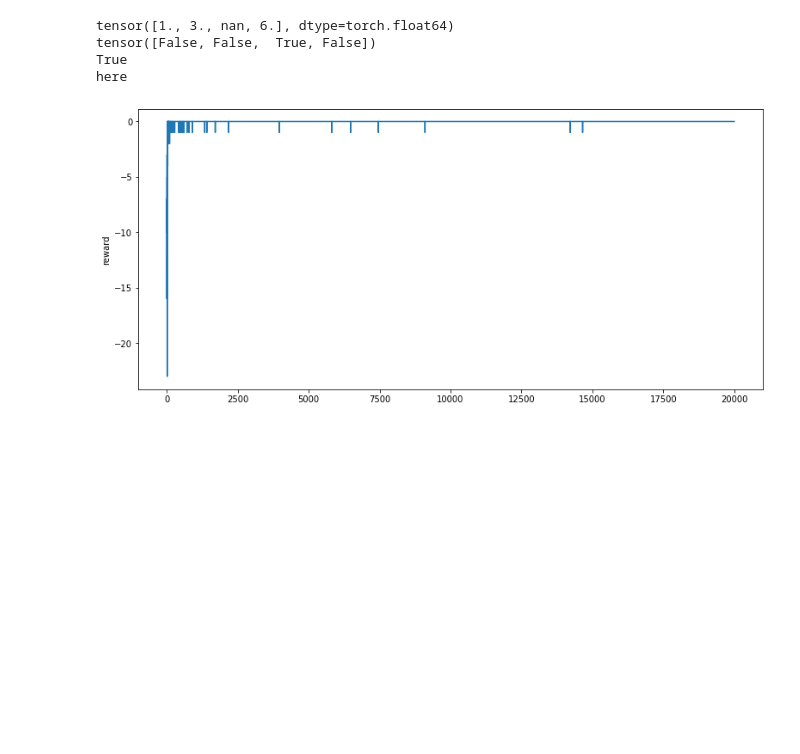
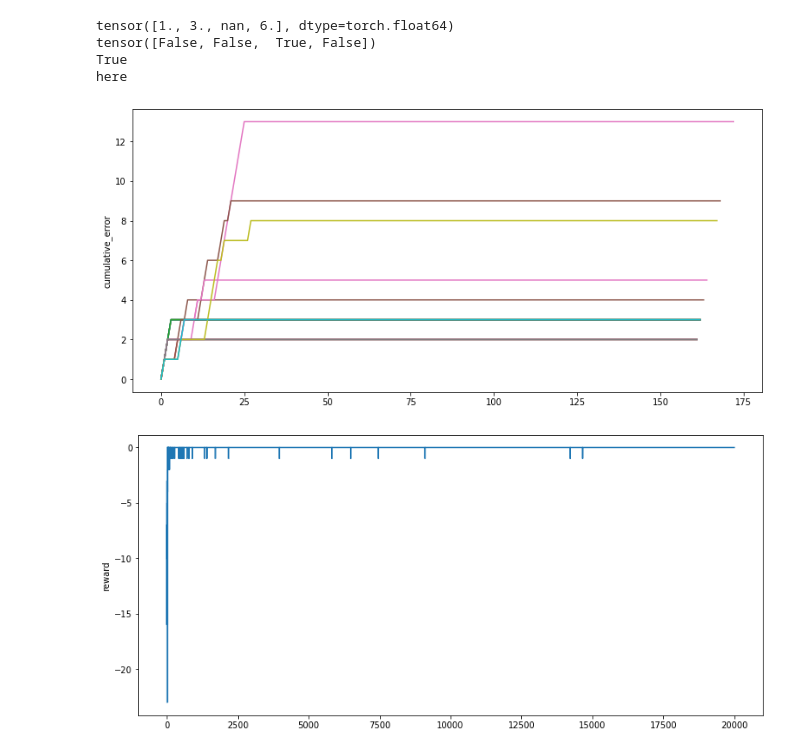
Before and after one commit to epulick/gohr, a Jupyter notebook: misc/eric_dev.ipynb, the cells around one changed output. Saved outputs shown, nothing was run; the diff lists cells and outputs as text; code cells hidden in the pictures; blank space fills up the shorter version.

Commit message:
bandit testing updates

```diff
--- a/misc/eric_dev.ipynb
+++ b/misc/eric_dev.ipynb
@@ -24,6 +24,17 @@ tensor([1., 3., nan, 6.], dtype=torch.float64)
 tensor([False, False,  True, False])
 True
 here
+# %%
+#Move plotting
+path = "../bandit/outputs/test_bandit/other_clockwiseTwoFree"
+fig = plt.figure(constrained_layout=False,figsize=(13,6))
+for i in np.arange(0,20):
+    run_path = path + "/"+str(i)+"/move_data.csv"
+    move_results = pd.read_csv(run_path)
+    move_results['cumulative_error']=move_results.reward.cumsum()*-1
+    sns.lineplot(data=move_results,x=move_results.index, y = 'cumulative_error')
+# %% [output]
+[figure, added]
 # %%
 
 path = "../active/outputs/test/move_data.csv"
```
Also changed, not shown: 8 other files.
